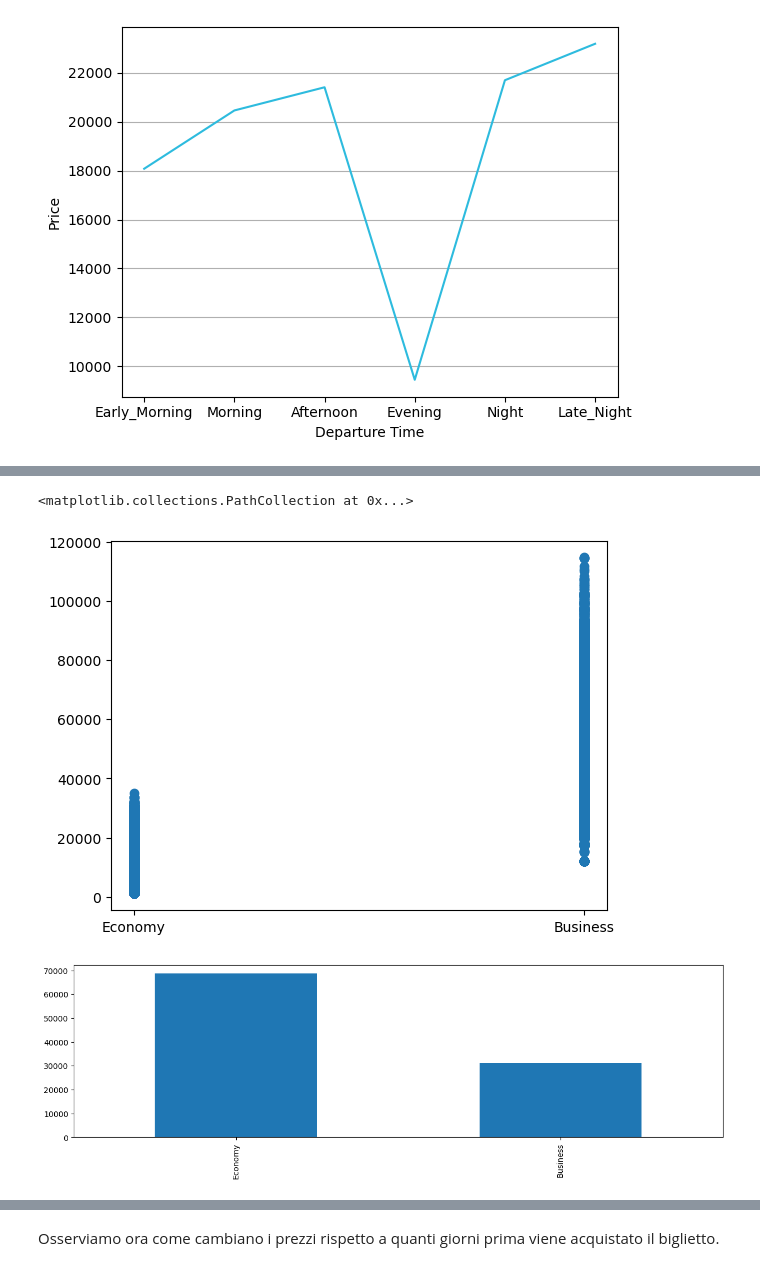
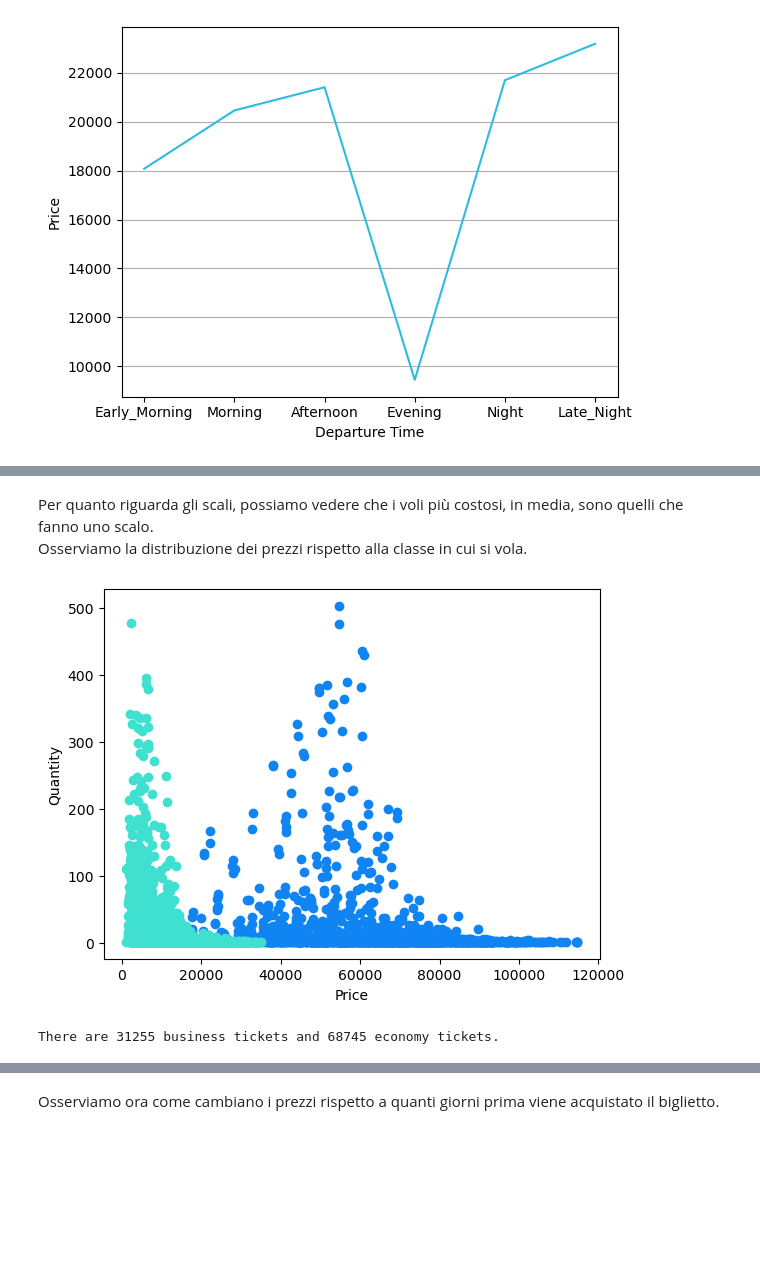
Before and after one commit to AivAiv/Flight_Price_Prediction, a Jupyter notebook: Progetto Programmazione Data Intensive.ipynb, the cells around one changed output, grey strips where cells are left out. Saved outputs shown, nothing was run; the diff lists cells and outputs as text; code cells hidden in the pictures; blank space fills up the shorter version.

```diff
--- a/Progetto Programmazione Data Intensive.ipynb
+++ b/Progetto Programmazione Data Intensive.ipynb
@@ -238,22 +267,27 @@ plt.scatter(x = dataset["price"], y = dataset["destination_city"])
-# %%
-plt.scatter(y = dataset["price"], x = dataset["class"])
-# %% [output]
-<matplotlib.collections.PathCollection at 0x...>
-[figure, removed]
+# %% [markdown]
+Per quanto riguarda gli scali, possiamo vedere che i voli più costosi, in media, sono quelli che fanno uno scalo.
+Osserviamo la distribuzione dei prezzi rispetto alla classe in cui si vola.
 # %%
-#business_price = dataset[dataset["class"] == "Business"]["price"]
-#business_occurrence = dataset[dataset["class"] == "Business"].value_counts().reset_index()
+business_tickets = dataset[dataset["class"] == "Business"]
+economy_tickets = dataset[dataset["class"] == "Economy"]
 
-#economy_price = dataset[dataset["class"] == "Economy"]["price"].reset_index()
-#economy_occurrence = economy_price.value_counts()
+business_price = business_tickets["price"].reset_index().drop(columns=["index"])
+business_occurrence = business_price.value_counts().reset_index()
+business_occurrence.rename(columns={business_occurrence.columns[1]: "occurrence"}, inplace = True)
+business_occurrence["price"].sort_values(ascending = False)
 
-#economy_price = dataset[dataset["class"] == "Economy"].reset_index()
-#economy_occurrence = economy_price.value_counts().reset_index()
+economy_price = economy_tickets["price"].reset_index().drop(columns=["index"])
+economy_occurrence = economy_price.value_counts().reset_index()
+economy_occurrence.rename(columns={economy_occurrence.columns[1]: "occurrence"}, inplace = True)
+economy_occurrence["price"].sort_values(ascending = False)
 
-#plt.plot(business_price, business_occurrence[0])
-#plt.plot(economy_price, economy_occurrence[0])
-#economy_occurrence
+plt.scatter(business_occurrence["price"], business_occurrence["occurrence"], color=colors[5])
+plt.scatter(economy_occurrence["price"], economy_occurrence["occurrence"], color=colors[0])
+plt.xlabel("Price")
+plt.ylabel("Quantity")
+plt.show()
 
-dataset["class"].value_counts().plot.bar(figsize=(15, 4));
+print(f"There are {len(business_tickets)} business tickets and {len(economy_tickets)} economy tickets.")
 # %% [output]
-[figure, old version]
+[figure, new version]
+There are 31255 business tickets and 68745 economy tickets.
```
Also changed, not shown: parts of 12 cells of this notebook.
